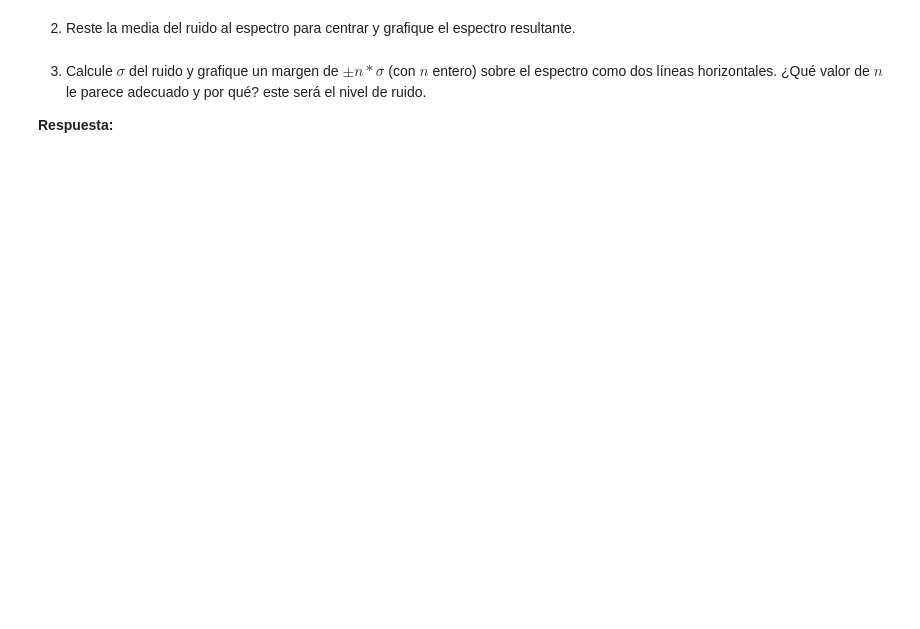
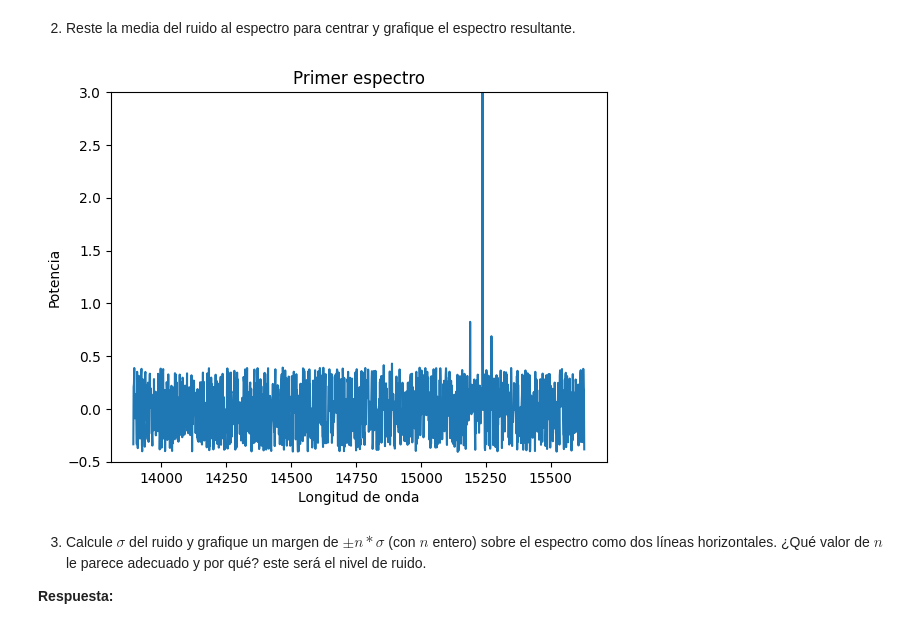
Before and after one commit to Cristobal-Gomez/Tarea-2, a Jupyter notebook: Tarea2.ipynb, the cells around one changed output. Drawn from its saved outputs; the diff is of its cells as text; code cells hidden in the pictures; blank space fills up the shorter version.

```diff
--- a/Tarea2.ipynb
+++ b/Tarea2.ipynb
@@ -233,0 +276,6 @@ ruido =
+# %%
+media_inf = np.mean(y) - 3*np.std(y)
+media_sup = np.mean(y) + 3*np.std(y)
+
+ruido = df_ngc[(df_ngc["obs_1"] >= media_inf) & (df_ngc["obs_1"] <= media_sup)]
+ruido
@@ -238,3 +298,17 @@ ruido =
+# %%
+# Grafique el espectro centrado en 0 aquí
+prom_ruido = np.mean(ruido["obs_1"])
+y_sr = y - prom_ruido
+
+plt.plot(x, y_sr)
+plt.xlabel("Longitud de onda")
+plt.ylabel("Potencia")
+plt.title("Primer espectro")
+plt.ylim([-0.5, 3])
+
+plt.show()
+# %% [output]
+[figure, added]
 # %% [markdown]
 3. Calcule $\sigma$ del ruido y grafique un margen de $\pm n*\sigma$ (con $n$ entero) sobre el espectro como dos líneas horizontales. ¿Qué valor de $n$ le parece adecuado y por qué? este será el nivel de ruido.
 
```
Also changed, not shown: parts of 16 cells of this notebook.
